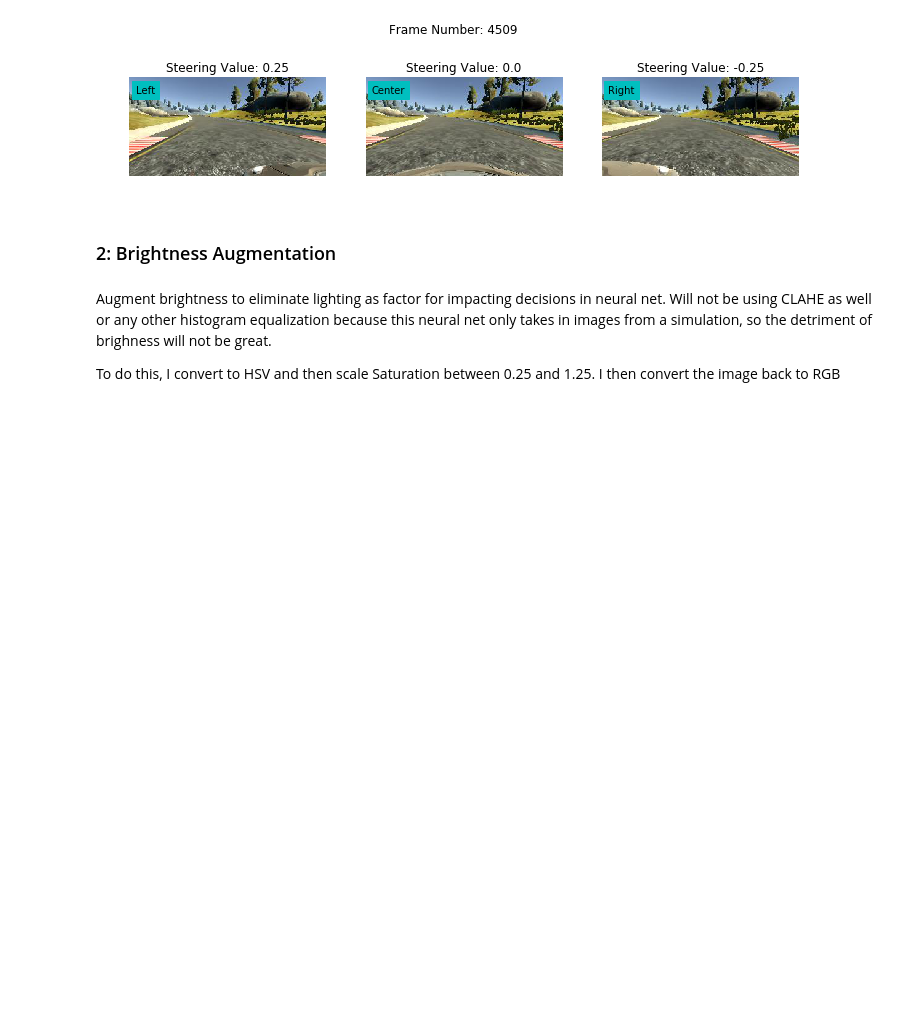
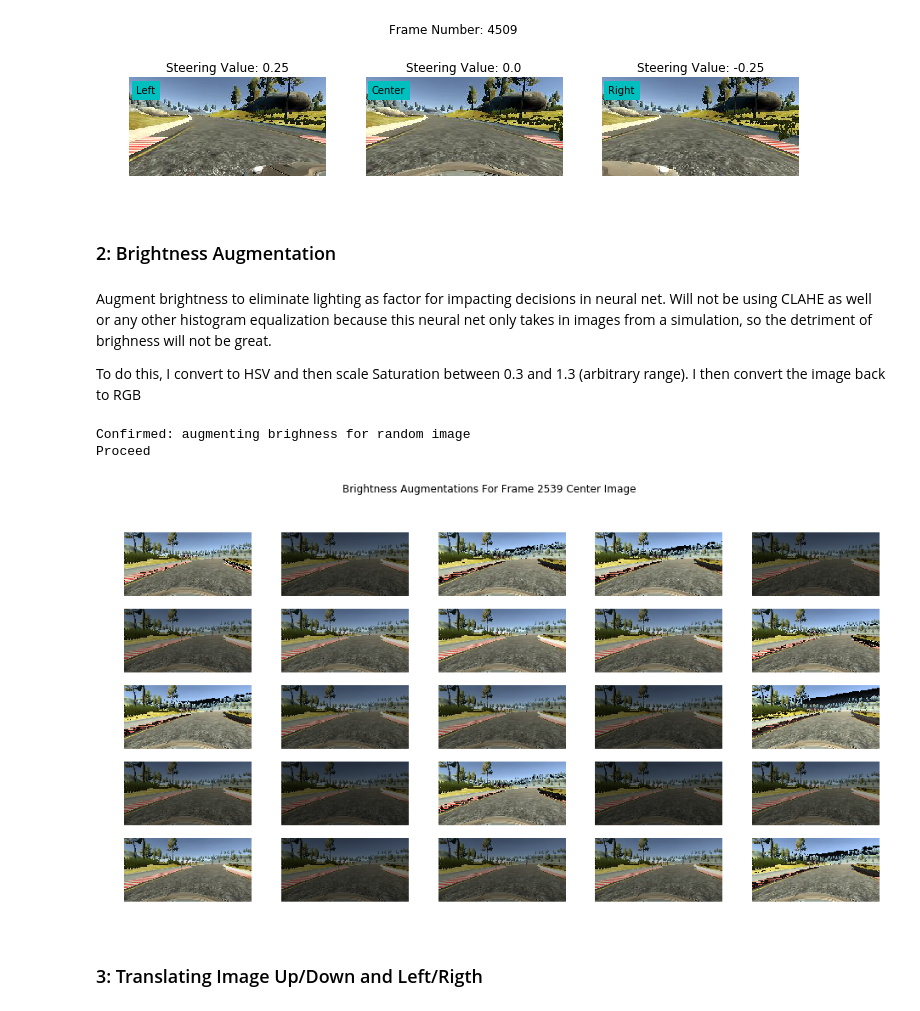
Before and after one commit to ChristianSAW/Behavioral-Cloning, a Jupyter notebook: Behavioral_Cloning.ipynb, the cells around one changed output. Drawn from its saved outputs; the diff is of its cells as text; code cells hidden in the pictures; blank space fills up the shorter version.

Commit message:
Added brightness and translation augmentation sections + corresponding output images

```diff
--- a/Behavioral_Cloning.ipynb
+++ b/Behavioral_Cloning.ipynb
@@ -356,4 +359,4 @@ Proceed
 # %% [markdown]
 Augment brightness to eliminate lighting as factor for impacting decisions in neural net. Will not be using CLAHE as well or any other histogram equalization because this neural net only takes in images from a simulation, so the detriment of brighness will not be great.
 
-To do this, I convert to HSV and then scale Saturation between 0.25 and 1.25. I then convert the image back to RGB
+To do this, I convert to HSV and then scale Saturation between 0.3 and 1.3 (arbitrary range). I then convert the image back to RGB
@@ -359,0 +379,42 @@ To do this, I convert to HSV and then scale Saturation between 0.25 and 1.25. I
+# %%
+# Randomly applys and plots brighness augmentations to a random frame's center image
+def test_brightness_5xN_rand_frame(N,data,width,height):
+
+    # Get random frame
+    n_frames = data.shape[0]
+    rand_img_num = random.randint(0,n_frames-1)
+
+    # Create figure
+    fig = plt.figure(figsize=(width,height))
+    fig.suptitle('Brightness Augmentations For Frame ' + str(rand_img_num) + ' Center Image')
+
+    # Pull random Center Image
+    img_center_raw = getImg(getPath(data['center'][rand_img_num].strip()))
+
+    # Plot brightness augmentations
+    for i in range(N*5):
+        img_aug = brightness_augment(img_center_raw)
+        plt.subplot(N,5,i+1)
+        plt.imshow(img_aug)
+        plt.axis('off')
+
+    return fig
+# %%
+N = 5
+width, height = 16, ((N*2)-2)
+fig = test_brightness_5xN_rand_frame(N,data_full,width,height)
+
+## Save Images
+save_on = False
+
+if save_on:
+    fig.savefig('./notebook_images/random_5x5_brightness_augment.png') # save the figure to file
+
+print('Confirmed: augmenting brighness for random image')
+print('Proceed')
+# %% [output]
+Confirmed: augmenting brighness for random image
+Proceed
+[figure, added]
+# %% [markdown]
+### 3: Translating Image Up/Down and Left/Rigth
```
Also changed, not shown: parts of 8 cells of this notebook, 2 other files.
